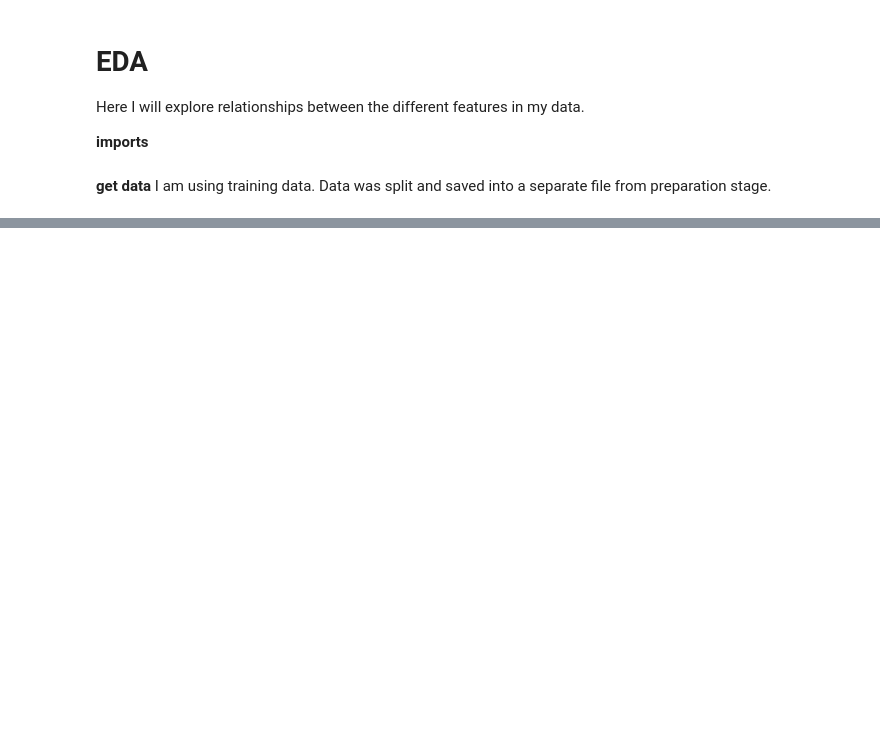
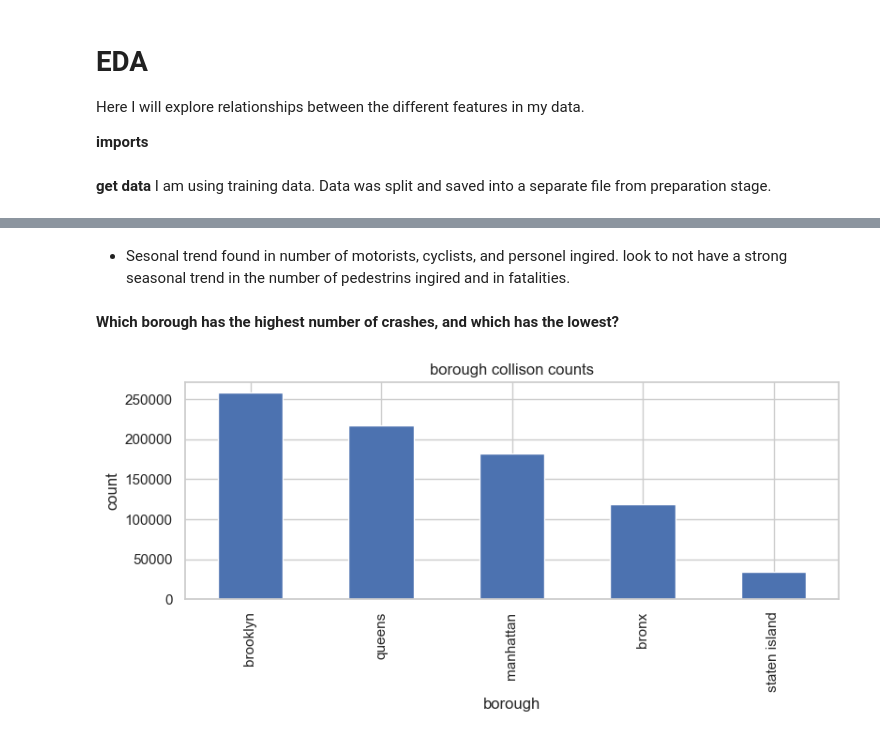
Before and after one commit to MigashaneVictoire/CNY_motor_Vehicle_collisions, a Jupyter notebook: 03_explore_work_file.ipynb, the cells around one changed output, grey strips where cells are left out. Cells and saved outputs as stored; diff of their text form; code cells hidden in the pictures; blank space fills up the shorter version.

```diff
--- a/03_explore_work_file.ipynb
+++ b/03_explore_work_file.ipynb
@@ -209,0 +100,16 @@ What are the most common categories and their frequencies for categorical variab
+# %% [markdown]
+- Sesonal trend found in number of motorists, cyclists, and personel ingired. look to not have a strong seasonal trend in the number of pedestrins ingired and in fatalities.
+# %% [markdown]
+**Which borough has the highest number of crashes, and which has the lowest?**
+# %%
+# Plot borough counts
+plt.figure(figsize=(9,3))
+train.borough.value_counts().plot.bar()
+plt.title("borough collison counts")
+plt.xlabel("borough")
+plt.ylabel("count")
+# save the generated visual to folder
+explore_.save_visuals(fig= plt.gcf(), viz_name= "borough_collison_counts", folder_name= 1)
+plt.show()
+# %% [output]
+[figure, added]
```
Also changed, not shown: parts of 39 cells of this notebook, 22 other files.
